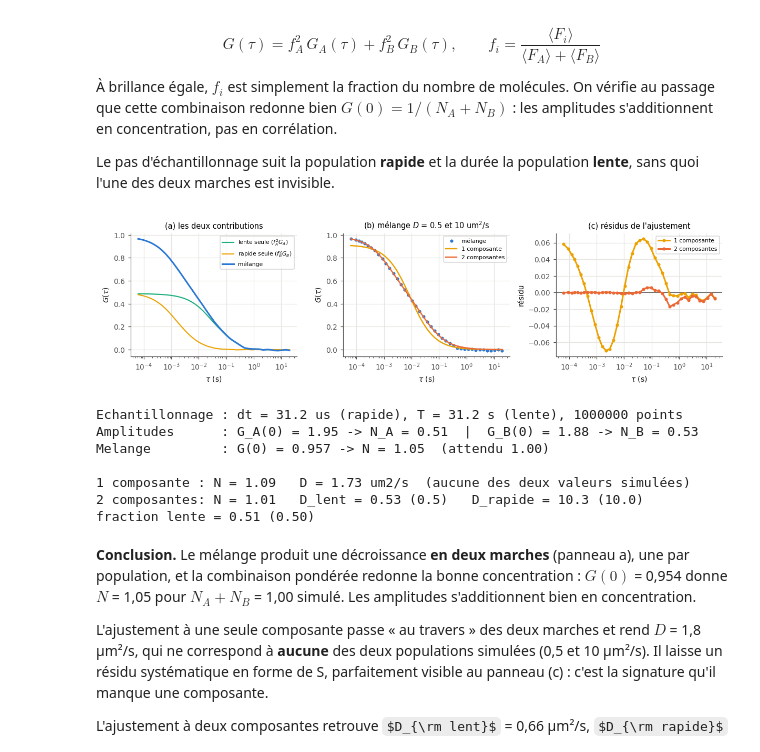
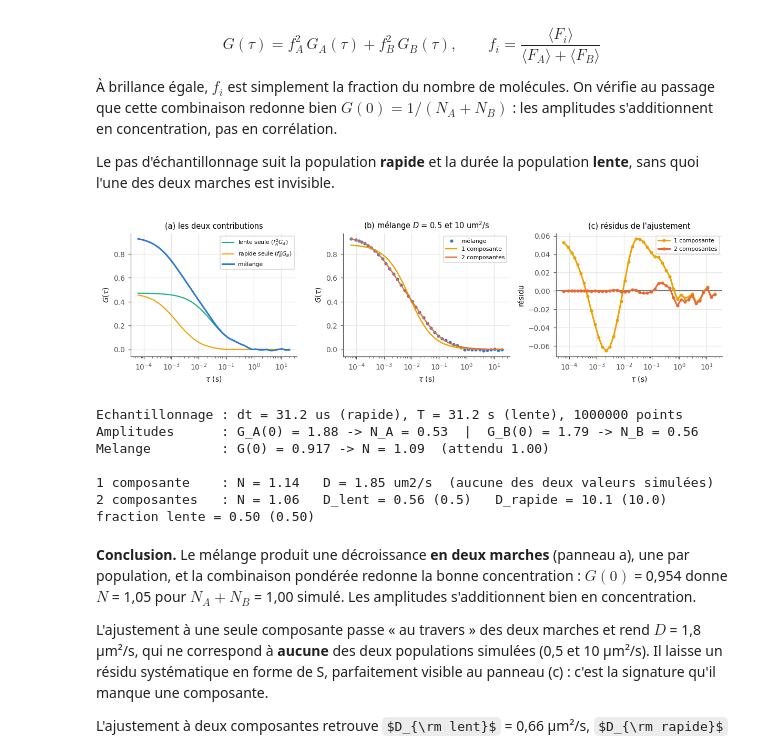
Before and after one commit to EliasOuelletOviedo/Analyse-des-signaux, a Jupyter notebook: Devoir 2/Devoir 2.ipynb, the cells around one changed output. Drawn from its saved outputs; the diff is of its cells as text; code cells hidden in the pictures; some formulas as TeX source.

```diff
--- a/Devoir 2/Devoir 2.ipynb
+++ b/Devoir 2/Devoir 2.ipynb
@@ -497,7 +497,7 @@ def bruit_blanc(F, fond, seed=0):
     return F + np.random.default_rng(seed).poisson(fond, np.shape(F))
 
 
-def fcs(dom, D, T, dt, n, faisceau, n_rep=1, seed=0, f_immobile=0., cps=2e4,
+def fcs(dom, D, T, dt, n, faisceau, n_rep=1, seed=0, f_immobile=0., cps=1e4,
         bruit=0., seed_bruit=0):
     """
     Autocorrelation G(tau) = <dF(t) dF(t+tau)>/<F>^2 d'une trace de photons,
@@ -517,11 +517,11 @@ def fcs(dom, D, T, dt, n, faisceau, n_rep=1, seed=0, f_immobile=0., cps=2e4,
     G = []
 
     for k in range(n_rep):
-        t, I = simuler(dom, D, T, dt, n=n, f_immobile=f_immobile, seed=seed + k, mesure=faisceau)
-        F = np.random.default_rng(seed + k + 7919).poisson(cps*dt*I).astype(float)
+        t, I = simuler(dom, D, T, dt, n=n, f_immobile=f_immobile, seed=seed + 1000*k, mesure=faisceau)
+        F = np.random.default_rng(seed + 1000*k).poisson(cps*dt*I).astype(float)
 
         if bruit:
-            F = bruit_blanc(F, bruit*F.mean(), seed=seed_bruit + k)
+            F = bruit_blanc(F, bruit*F.mean(), seed=seed_bruit + 1000*k)
 
         F = F.astype(float)
 
@@ -1678,9 +1673,9 @@ concentration, pas en corrélation.
 Le pas d'échantillonnage suit la population **rapide** et la durée la population **lente**, sans
 quoi l'une des deux marches est invisible.
 # %%
-DA = 0.5   # coefficient de diffusion de la population lente, um^2/s
-DB = 10.0  # coefficient de diffusion de la population rapide, um^2/s
-NE = 0.5   # densité de chaque population, émetteurs par surface effective
+DA = 0.5     # coefficient de diffusion de la population lente, um^2/s
+DB = 10.0    # coefficient de diffusion de la population rapide, um^2/s
+NE = 0.5     # densité de chaque population, émetteurs par surface effective
 nA = n_particules(NE, L3**2, W0)
 nB = n_particules(NE, L3**2, W0)
 
@@ -1703,52 +1698,46 @@ fig, ax = plt.subplots(1, 3, figsize=(11, 3.1))
 ax[0].plot(tau, fA**2*GA, color=CAT[2], lw=1.4, label="lente seule ($f_A^2 G_A$)")
 ax[0].plot(tau, fB**2*GB, color=CAT[3], lw=1.4, label="rapide seule ($f_B^2 G_B$)")
 ax[0].plot(tau, G2, color=CAT[0], lw=2, label="mélange")
 ax[0].set_xscale("log")
 ax[0].set_xlabel("$\\tau$ (s)")
 ax[0].set_ylabel("$G(\\tau)$")
 ax[0].legend(fontsize=7)
 ax[0].set_title("(a) les deux contributions")
 
 ax[1].plot(tau, G2, "o", color=CAT[0], ms=3, label="mélange")
 ax[1].plot(tau, modele_fcs(tau, 1/r1["N"], r1["tau_D"]), color=CAT[3], lw=1.6, label="1 composante")
 ax[1].plot(tau, modele_fcs2(tau, *p), color=CAT[1], lw=1.6, label="2 composantes")
 ax[1].set_xscale("log")
 ax[1].set_xlabel("$\\tau$ (s)")
 ax[1].set_ylabel("$G(\\tau)$")
 ax[1].legend(fontsize=7)
 ax[1].set_title("(b) mélange $D$ = %g et %g um$^2$/s" % (DA, DB))
 
 ax[2].axhline(0, color=GRIS, lw=1)
-ax[2].plot(tau, G2 - modele_fcs(tau, 1/r1["N"], r1["tau_D"]), "o-", color=CAT[3], ms=3,
-           label="1 composante")
+ax[2].plot(tau, G2 - modele_fcs(tau, 1/r1["N"], r1["tau_D"]), "o-", color=CAT[3], ms=3, label="1 composante")
 ax[2].plot(tau, G2 - modele_fcs2(tau, *p), "o-", color=CAT[1], ms=3, label="2 composantes")
 ax[2].set_xscale("log")
 ax[2].set_xlabel("$\\tau$ (s)")
 ax[2].set_ylabel("résidu")
 ax[2].legend(fontsize=7)
 ax[2].set_title("(c) résidus de l'ajustement")
 
 plt.show()
 
-print("Echantillonnage : dt = %.1f us (rapide), T = %.1f s (lente), %d points"
-      % (1e6*DT_MIX, T_MIX, int(T_MIX/DT_MIX)))
-print("Amplitudes      : G_A(0) = %.2f -> N_A = %.2f  |  G_B(0) = %.2f -> N_B = %.2f"
-      % (GA[:3].mean(), 1/GA[:3].mean(), GB[:3].mean(), 1/GB[:3].mean()))
-print("Melange         : G(0) = %.3f -> N = %.2f  (attendu %.2f)"
-      % (G2[:3].mean(), 1/G2[:3].mean(), 2*NE))
+print("Echantillonnage : dt = %.1f us (rapide), T = %.1f s (lente), %d points" % (1e6*DT_MIX, T_MIX, int(T_MIX/DT_MIX)))
+print("Amplitudes      : G_A(0) = %.2f -> N_A = %.2f  |  G_B(0) = %.2f -> N_B = %.2f" % (GA[:3].mean(), 1/GA[:3].mean(), GB[:3].mean(), 1/GB[:3].mean()))
+print("Melange         : G(0) = %.3f -> N = %.2f  (attendu %.2f)" % (G2[:3].mean(), 1/G2[:3].mean(), 2*NE))
 print()
-print("1 composante : N = %.2f   D = %.2f um2/s  (aucune des deux valeurs simulées)"
-      % (r1["N"], r1["D"]))
-print("2 composantes: N = %.2f   D_lent = %.2f (%.1f)   D_rapide = %.1f (%.1f)   fraction lente = %.2f (0.50)"
-      % (1/p[0], W0**2/(4*p[1]), DA, W0**2/(4*p[2]), DB, p[3]))
+print("1 composante    : N = %.2f   D = %.2f um2/s  (aucune des deux valeurs simulées)" % (r1["N"], r1["D"]))
+print("2 composantes   : N = %.2f   D_lent = %.2f (%.1f)   D_rapide = %.1f (%.1f)   fraction lente = %.2f (0.50)" % (1/p[0], W0**2/(4*p[1]), DA, W0**2/(4*p[2]), DB, p[3]))
 # %% [output]
-[figure, old version]
+[figure, new version]
 Echantillonnage : dt = 31.2 us (rapide), T = 31.2 s (lente), 1000000 points
-Amplitudes      : G_A(0) = 1.95 -> N_A = 0.51  |  G_B(0) = 1.88 -> N_B = 0.53
-Melange         : G(0) = 0.957 -> N = 1.05  (attendu 1.00)
+Amplitudes      : G_A(0) = 1.88 -> N_A = 0.53  |  G_B(0) = 1.79 -> N_B = 0.56
+Melange         : G(0) = 0.917 -> N = 1.09  (attendu 1.00)
 
-1 composante : N = 1.09   D = 1.73 um2/s  (aucune des deux valeurs simulées)
-2 composantes: N = 1.01   D_lent = 0.53 (0.5)   D_rapide = 10.3 (10.0)   fraction lente = 0.51 (0.50)
+1 composante    : N = 1.14   D = 1.85 um2/s  (aucune des deux valeurs simulées)
+2 composantes   : N = 1.06   D_lent = 0.56 (0.5)   D_rapide = 10.1 (10.0)   fraction lente = 0.50 (0.50)
 # %% [markdown]
 **Conclusion.** Le mélange produit une décroissance **en deux marches** (panneau a), une par
 population, et la combinaison pondérée redonne la bonne concentration : $G(0)$ = 0,954 donne
```
Also changed, not shown: parts of 7 cells of this notebook.
